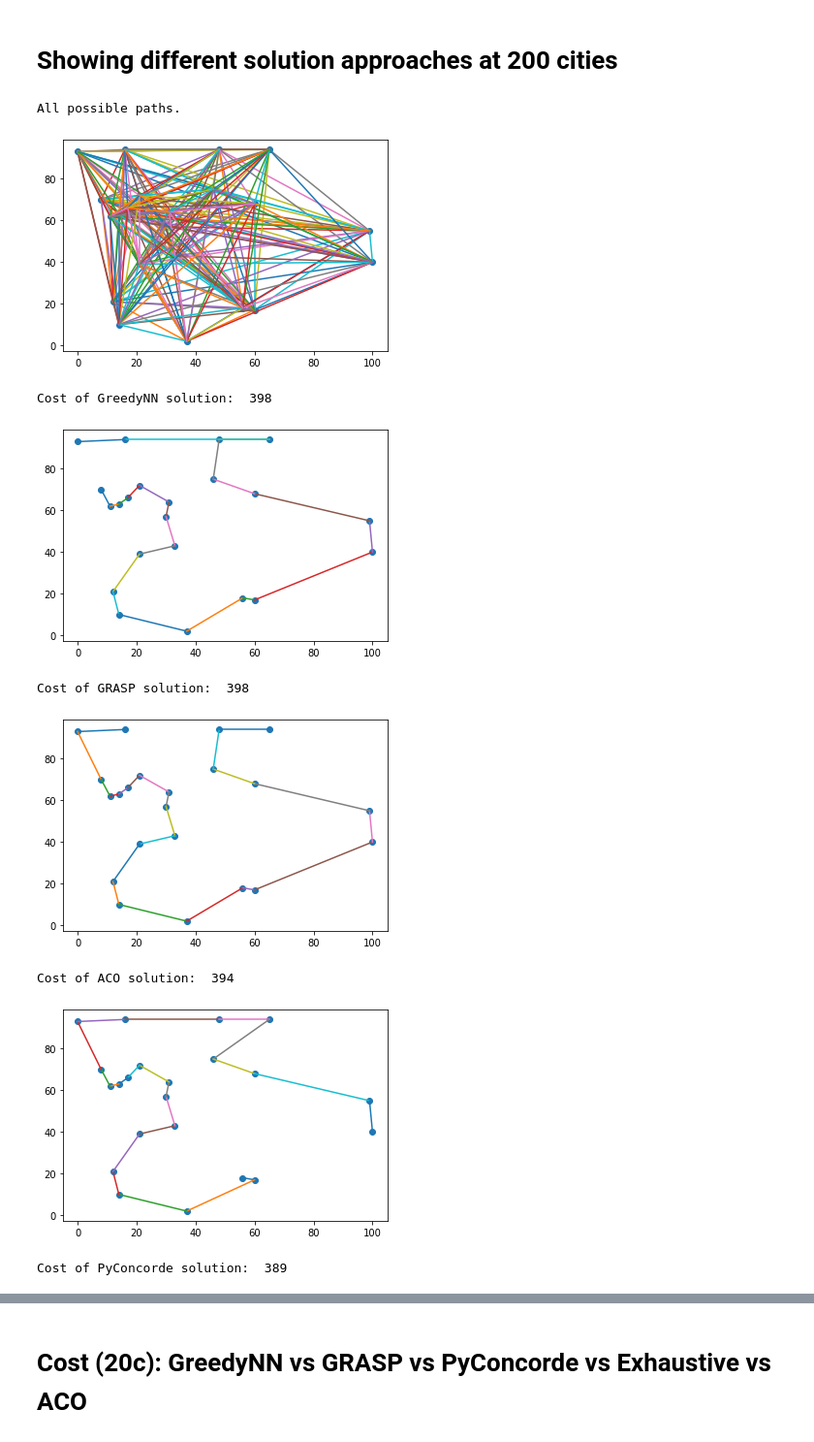
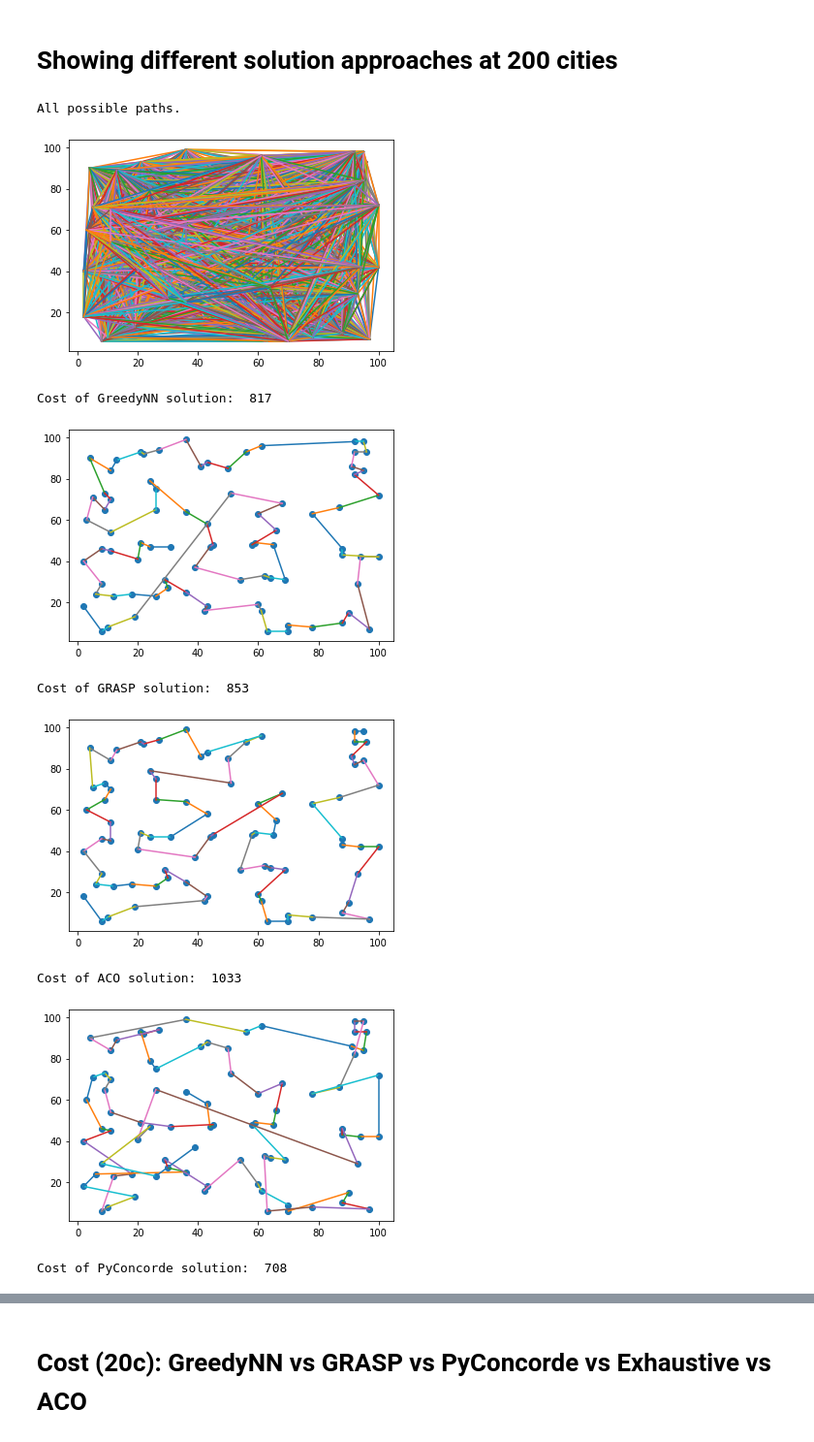
Before and after one commit to sareenv/Travelling-Sales-Man, a Jupyter notebook: visualization.ipynb, the cells around one changed output, grey strips where cells are left out. Shown at 97% size. Drawn from its saved outputs; the diff is of its cells as text; code cells hidden in the pictures.

```diff
--- a/visualization.ipynb
+++ b/visualization.ipynb
@@ -36,9 +36,9 @@ def random_euclidean_graph(n, points=None, max_d=MAX_DISTANCE):
                 start=False
                 x, y = randint(0, max_d), randint(0, max_d)
             points.append((x,y))
-    for i in range(n):
+    for i in range(len(points)):
         p1 = points[i]
-        for j in range(i+1,n):
+        for j in range(i+1,len(points)):
             p2 = points[j]
             distance = sqrt((p1[0]-p2[0])**2+(p1[1]-p2[1])**2)
             dist_matrix[i][j] = distance
@@ -105,7 +105,6 @@ def exhaustive_search(G, endpoints=None):
 # Utility Functions
 # %%
 def plotPoints(points, paths=True):
-    plt.scatter(*zip(*points))
     if paths:
         for i in range(len(points)):
             for j in range(i, len(points)):
@@ -228,7 +223,7 @@ Requirement already satisfied: ACO-Pants in /usr/local/lib/python3.6/dist-packag
 # %% [markdown]
 # Creating Dataset
 # %%
-max_size = 51
+max_size = 200
 # %%
 #Randomly Generated
 graphList = []; pointsList = []
@@ -252,8 +247,7 @@ for line in points_file["input_points.txt"].decode().split("\n")[:-1]:
     pointsList.append(interList)
 counter=0
 graphList=[]
-for i in range(2, max_size): # Create 100 graphs of sizes [2,101]
-    for j in range(5): # do it 25 times each
-        points, graph = random_euclidean_graph(i, pointsList[counter])
+for points in pointsList:
+        points, graph = random_euclidean_graph(None, pointsList[counter])
         graphList.append(graph)
         counter +=1
@@ -313,25 +302,25 @@ filter_cost_aco, filter_time_aco = filter_costs_times(sol4, cost4, time4)
 # %% [markdown]
 # Showing different solution approaches at 200 cities
 # %%
-n = 100 #Position you want to see solution at
+n = 400 #Position you want to see solution at
 
 print("All possible paths.")
 plotPoints(pointsList[n])
 print("Cost of GreedyNN solution: ", round(cost2[n]))
 plotSolution(sol2[n], pointsList[n])
 print("Cost of GRASP solution: ", round(cost1[n]))
 plotSolution(sol1[n], pointsList[n])
 print("Cost of ACO solution: ", round(cost4[n]))
 plotSolution(sol4[n], pointsList[n])
 print("Cost of PyConcorde solution: ", round(pyc_costs[n]))
 plotSolution(pyc_sols[n], pointsList[n])
 # %% [output]
 All possible paths.
-[figure, old version]
+[figure, new version]
-Cost of GreedyNN solution:  398
+Cost of GreedyNN solution:  817
-[figure, old version]
+[figure, new version]
-Cost of GRASP solution:  398
+Cost of GRASP solution:  853
-[figure, old version]
+[figure, new version]
-Cost of ACO solution:  394
+Cost of ACO solution:  1033
-[figure, old version]
+[figure, new version]
-Cost of PyConcorde solution:  389
+Cost of PyConcorde solution:  708
```
Also changed, not shown: parts of 12 cells of this notebook.
